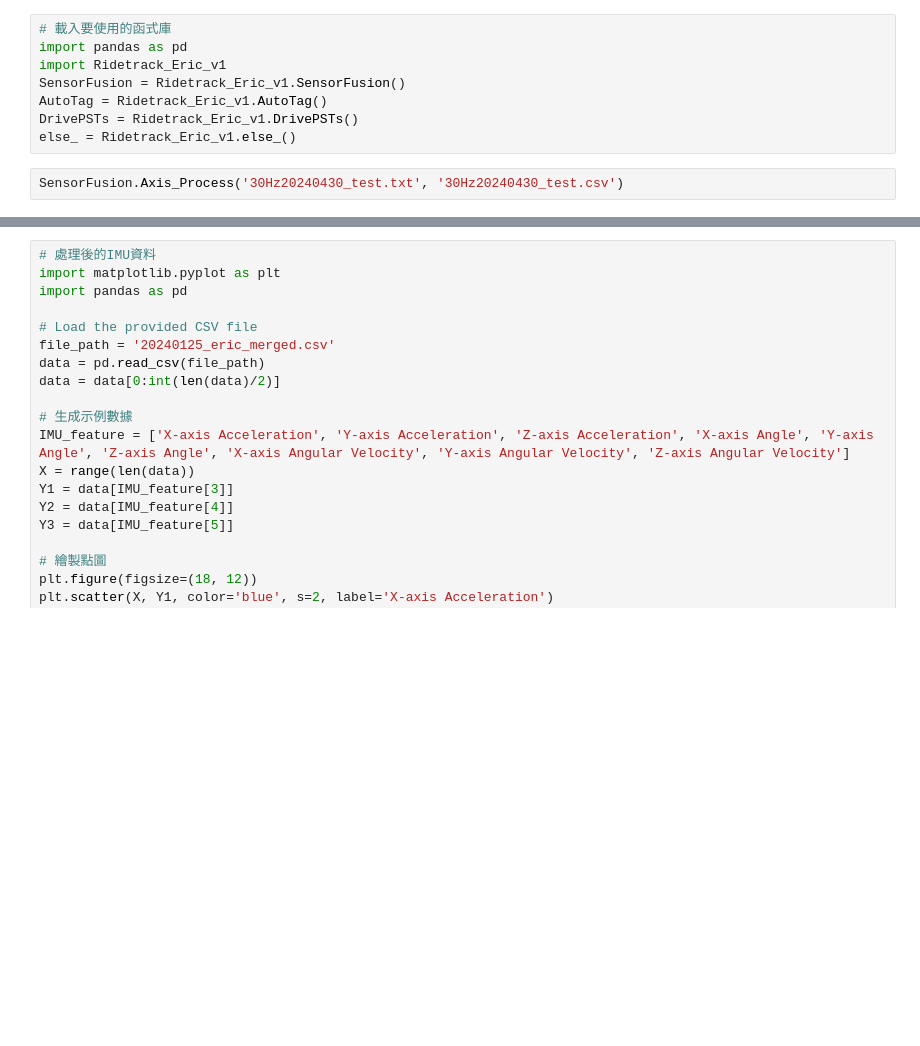
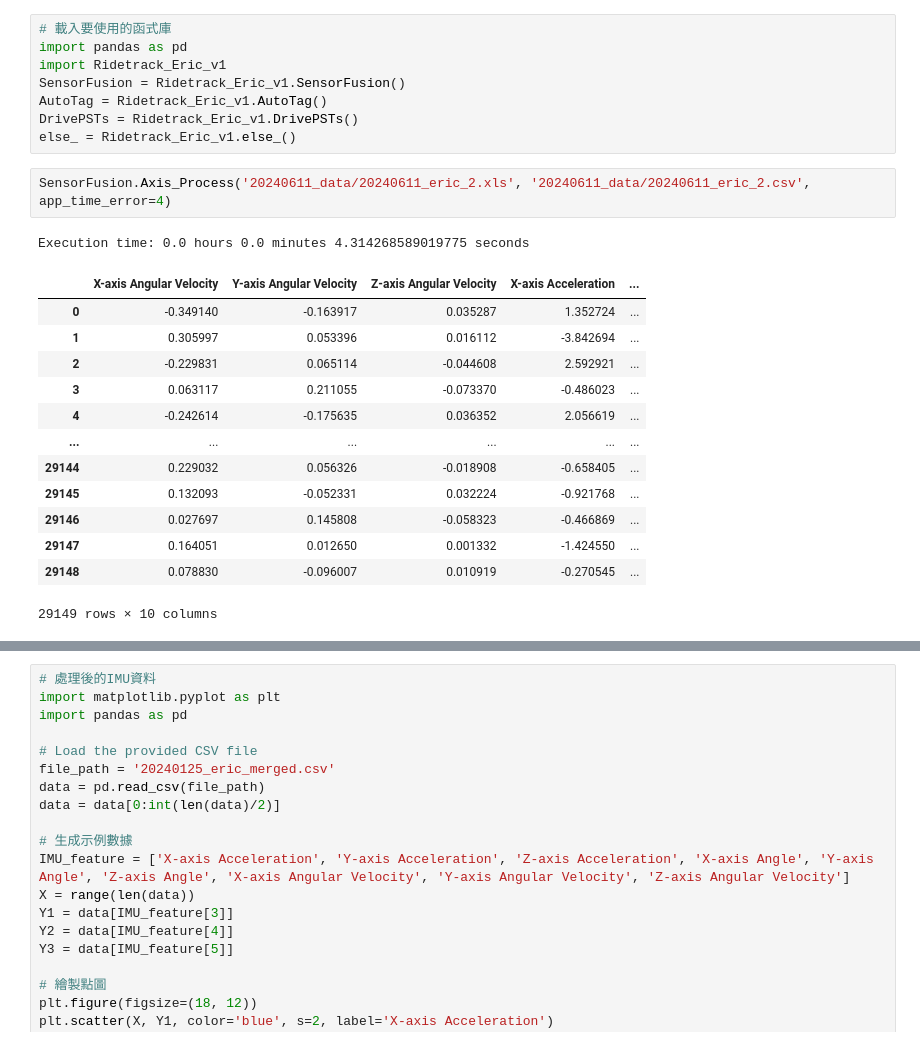
Before and after one commit to SROP6313/Motor_RideTrack, a Jupyter notebook: IMU_Analyze.ipynb, the cells around one changed output, grey strips where cells are left out. Cells and saved outputs as stored; diff of their text form; blank space fills up the shorter version.

```diff
--- a/IMU_Analyze.ipynb
+++ b/IMU_Analyze.ipynb
@@ -6,8 +6,23 @@ SensorFusion = Ridetrack_Eric_v1.SensorFusion()
 AutoTag = Ridetrack_Eric_v1.AutoTag()
 DrivePSTs = Ridetrack_Eric_v1.DrivePSTs()
 else_ = Ridetrack_Eric_v1.else_()
-# %%
-SensorFusion.Axis_Process('30Hz20240430_test.txt', '30Hz20240430_test.csv')
+# %%
+SensorFusion.Axis_Process('20240611_data/20240611_eric_2.xls', '20240611_data/20240611_eric_2.csv', app_time_error=4)
+# %% [output]
+Execution time: 0.0 hours 0.0 minutes 4.314268589019775 seconds
+|  | X-axis Angular Velocity | Y-axis Angular Velocity | Z-axis Angular Velocity | X-axis Acceleration | ... |
+| 0 | -0.349140 | -0.163917 | 0.035287 | 1.352724 | ... |
+| 1 | 0.305997 | 0.053396 | 0.016112 | -3.842694 | ... |
+| 2 | -0.229831 | 0.065114 | -0.044608 | 2.592921 | ... |
+| 3 | 0.063117 | 0.211055 | -0.073370 | -0.486023 | ... |
+| 4 | -0.242614 | -0.175635 | 0.036352 | 2.056619 | ... |
+| ... | ... | ... | ... | ... | ... |
+| 29144 | 0.229032 | 0.056326 | -0.018908 | -0.658405 | ... |
+| 29145 | 0.132093 | -0.052331 | 0.032224 | -0.921768 | ... |
+| 29146 | 0.027697 | 0.145808 | -0.058323 | -0.466869 | ... |
+| 29147 | 0.164051 | 0.012650 | 0.001332 | -1.424550 | ... |
+| 29148 | 0.078830 | -0.096007 | 0.010919 | -0.270545 | ... |
+29149 rows × 10 columns
 # %%
 # 原始IMU資料
 import matplotlib.pyplot as plt
```
Also changed, not shown: parts of 2 cells of this notebook, 3 other files.
